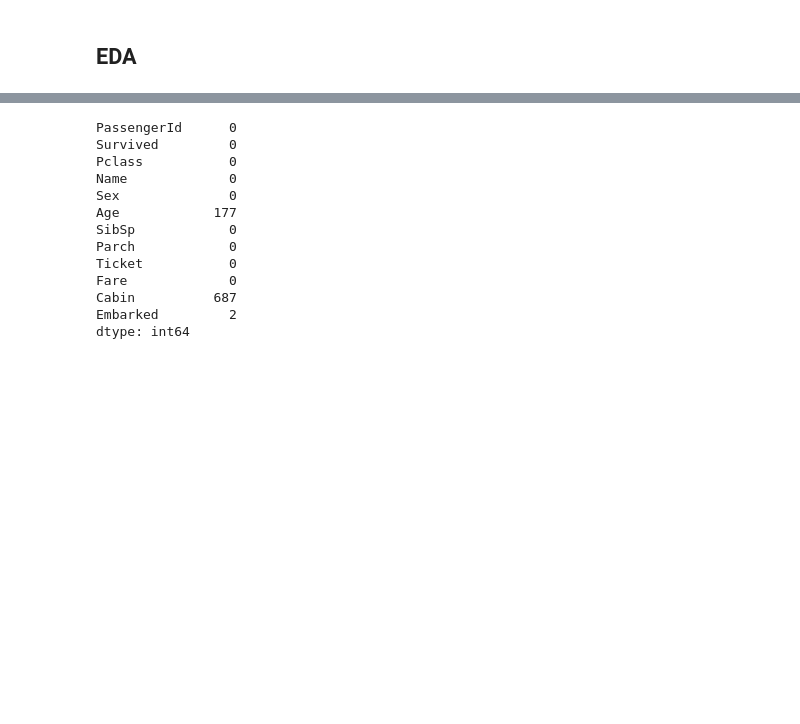
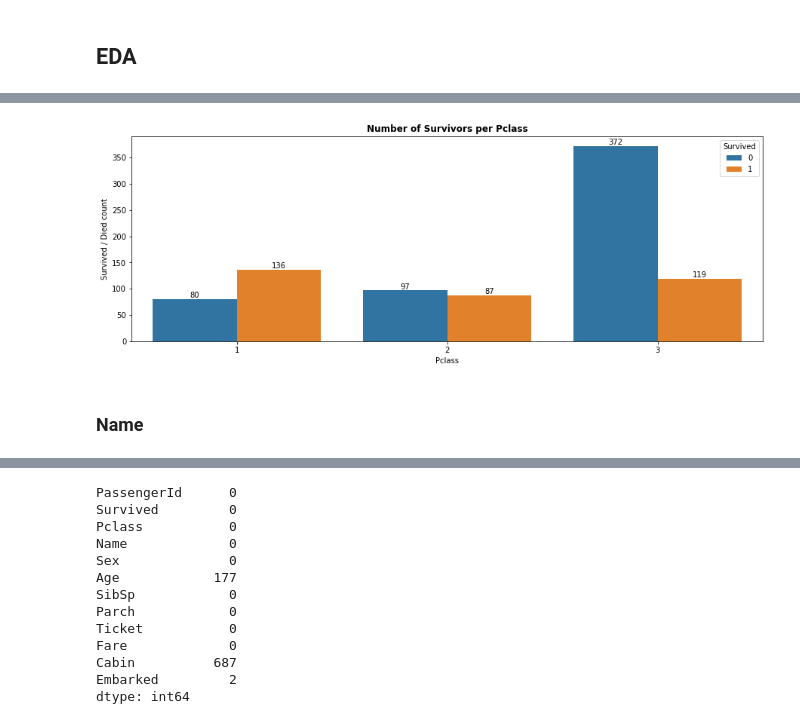
Before and after one commit to Neelam-Singhal/ClassificationProblem, a Jupyter notebook: titanic.ipynb, the cells around one changed output, grey strips where cells are left out. Cells and saved outputs as stored; diff of their text form; code cells hidden in the pictures; blank space fills up the shorter version.

```diff
--- a/titanic.ipynb
+++ b/titanic.ipynb
@@ -36,0 +124,14 @@ train
+# %%
+fig, ax = plt.subplots(figsize=(15, 5))
+plt.title('Number of Survivors per Pclass', fontweight="bold")
+
+y=sns.countplot(x='Pclass', hue='Survived', data=train)
+plt.xlabel('Pclass')
+plt.ylabel('Survived / Died count')
+
+y.bar_label(y.containers[0])
+y.bar_label(y.containers[1]);
+# %% [output]
+[figure, added]
+# %% [markdown]
+### <b> Name </b>
```
Also changed, not shown: parts of 17 cells of this notebook.
